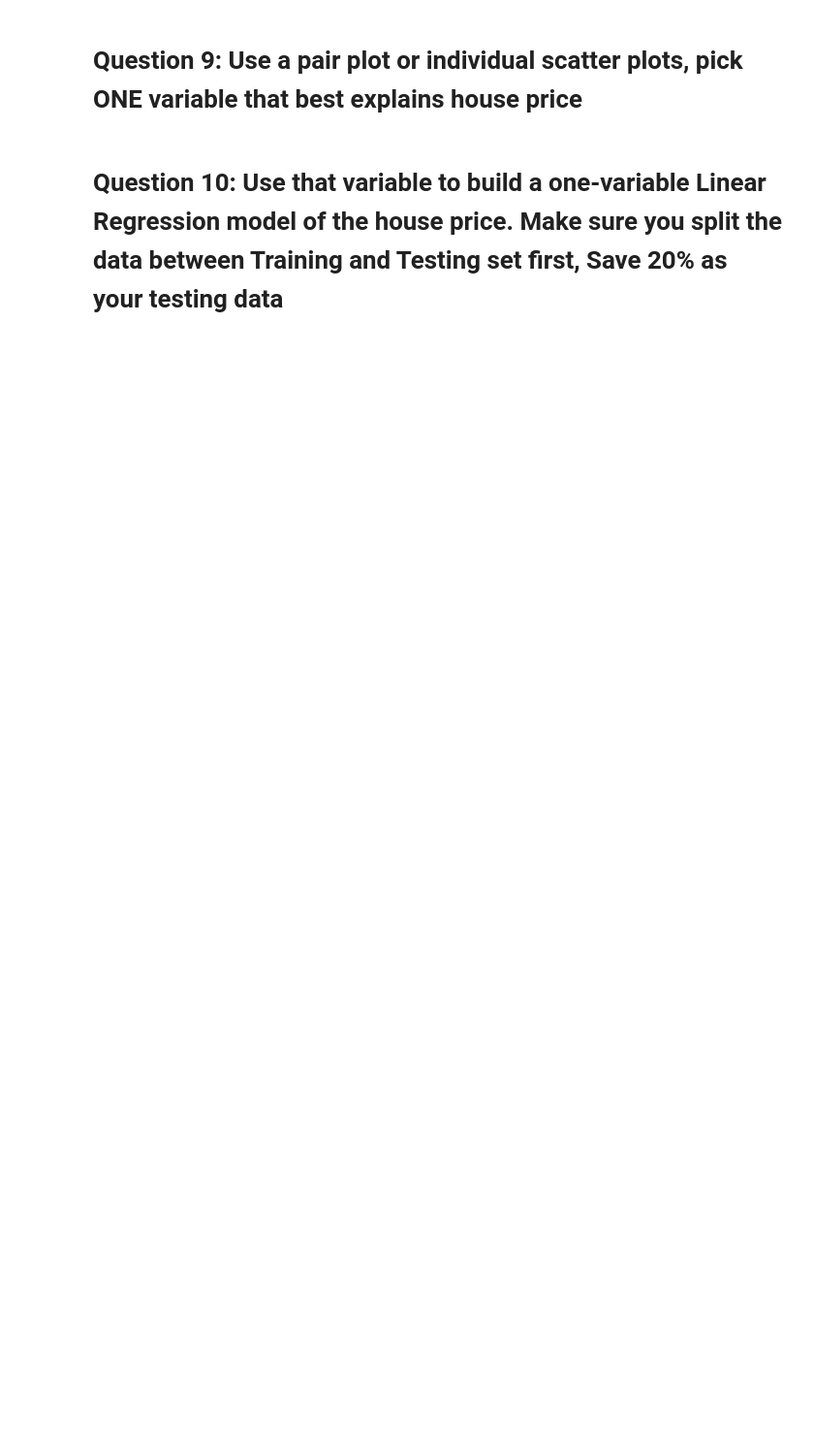
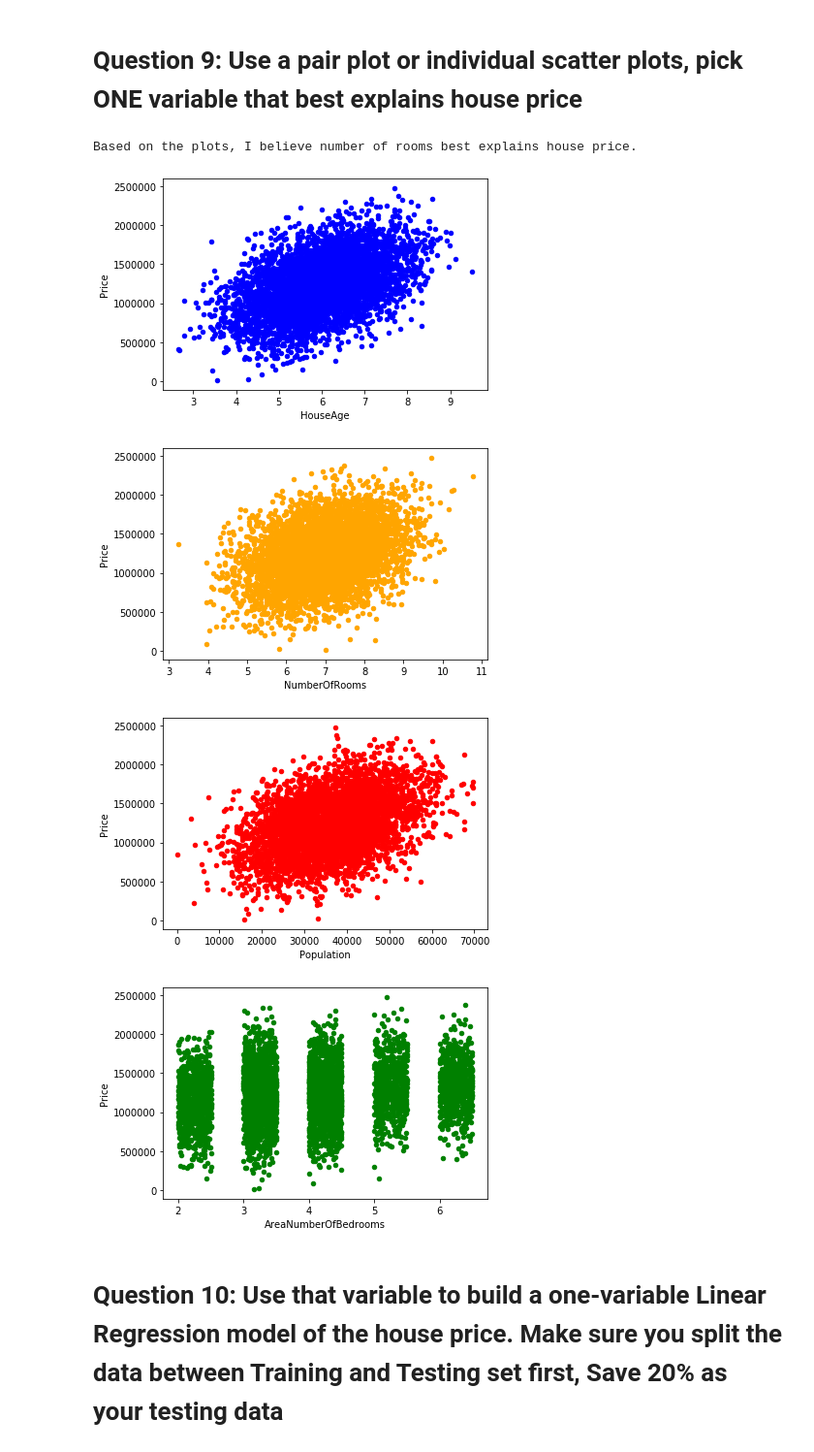
Before and after one commit to JazmynFuller/DataAnalytics, a Jupyter notebook: HW2.ipynb, the cells around one changed output. Shown at 97% size. Saved outputs shown, nothing was run; the diff lists cells and outputs as text; code cells hidden in the pictures; blank space fills up the shorter version.

```diff
--- a/HW2.ipynb
+++ b/HW2.ipynb
@@ -203,0 +220,15 @@ housing.plot(kind='scatter', x = "NumberOfRooms", y = "Price", color = "green");
+# %%
+# Type your answer (ie which variable affect the Price the most)
+housing.plot(kind='scatter', x = "HouseAge", y = "Price", color = "blue");
+housing.plot(kind='scatter', x = "NumberOfRooms", y = "Price", color = "orange");
+housing.plot(kind='scatter', x = "Population", y = "Price", color = "red");
+housing.plot(kind='scatter', x = "AreaNumberOfBedrooms", y = "Price", color = "green");
+
+print('\nBased on the plots, I believe number of rooms best explains house price.')
+#housing.plot(kind='scatter', x = "AreaNumberOfBedrooms", y = "Price", color = "yellow");
+# %% [output]
+Based on the plots, I believe number of rooms best explains house price.
+[figure, added]
+[figure, added]
+[figure, added]
+[figure, added]
```
Also changed, not shown: parts of 18 cells of this notebook, 1 other file.
